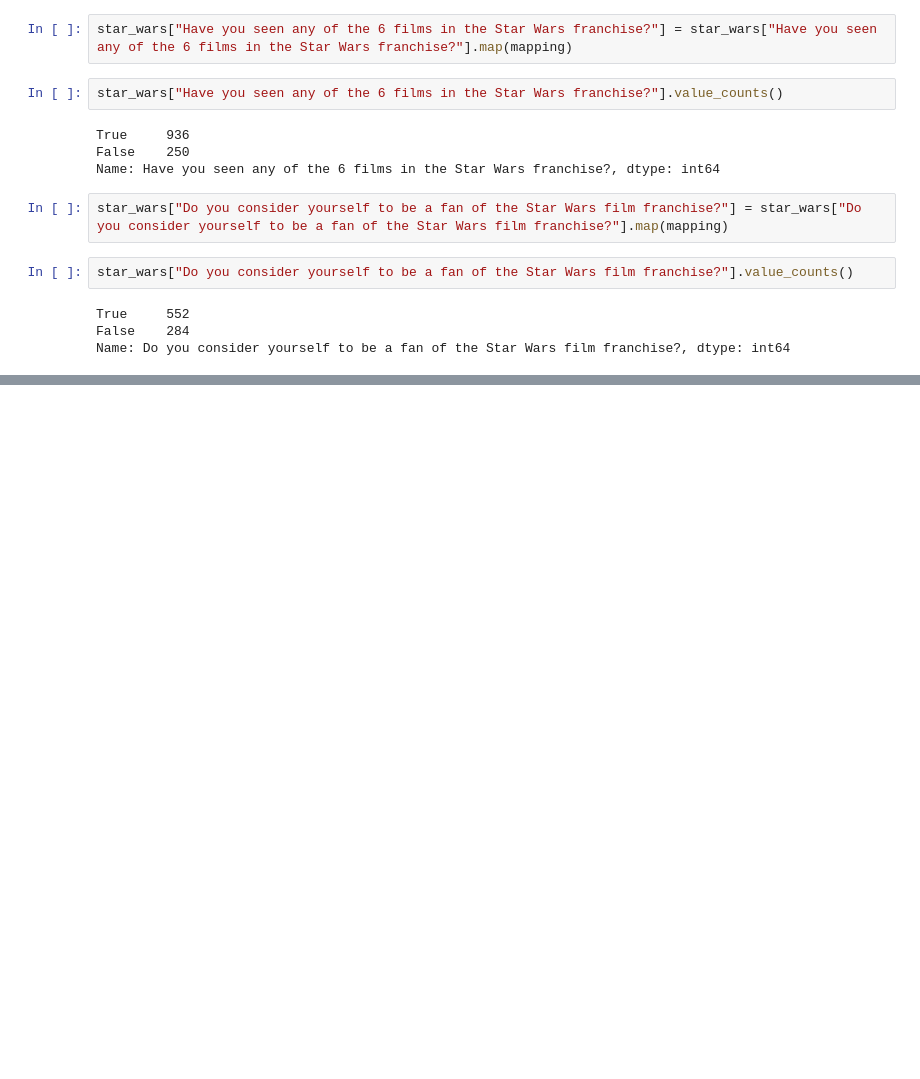
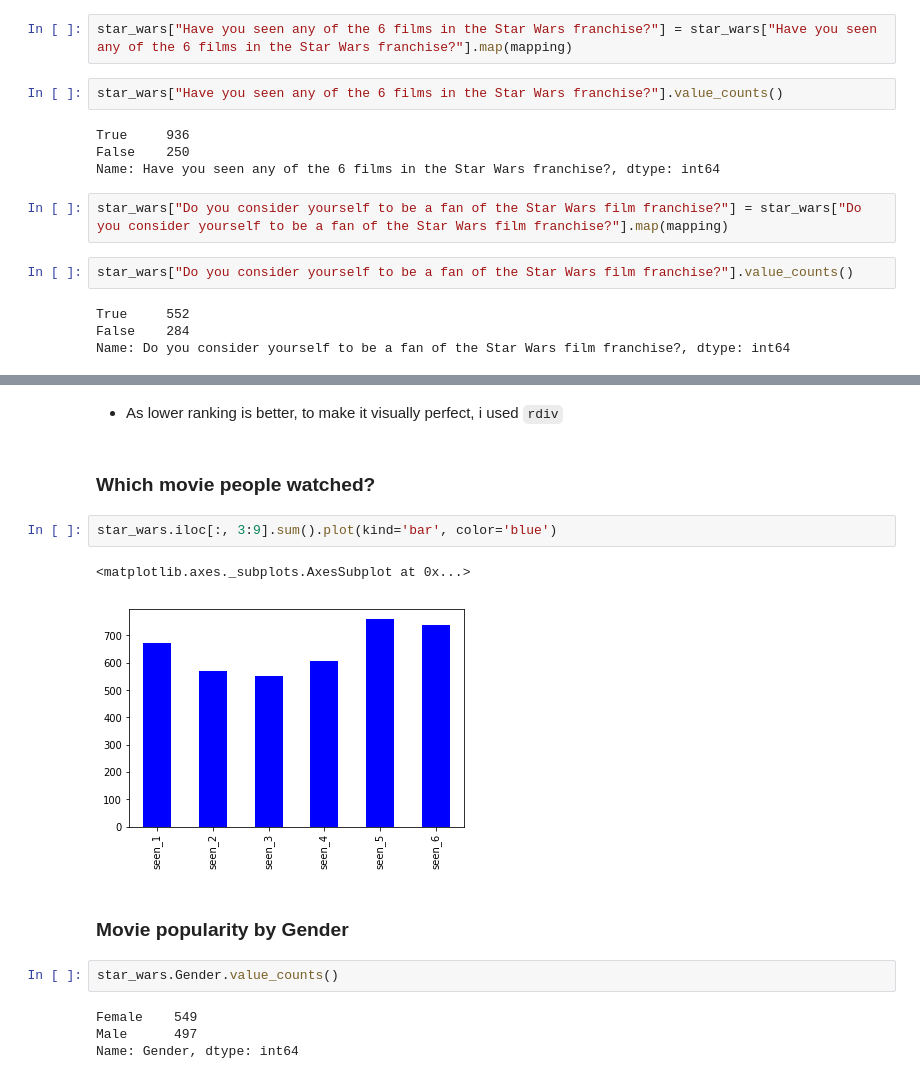
Before and after one commit to purvil/Star-Wars-survey-analysis, a Jupyter notebook: Star Wars Survey Analysis.ipynb, the cells around one changed output, grey strips where cells are left out. Cells and saved outputs as stored; diff of their text form; blank space fills up the shorter version.

```diff
--- a/Star Wars Survey Analysis.ipynb
+++ b/Star Wars Survey Analysis.ipynb
@@ -102,0 +178,17 @@ Name: Do you consider yourself to be a fan of the Star Wars film franchise?, dty
+# %% [markdown]
+* As lower ranking is better, to make it visually perfect, i used `rdiv`
+# %% [markdown]
+### Which movie people watched?
+# %%
+star_wars.iloc[:, 3:9].sum().plot(kind='bar', color='blue')
+# %% [output]
+<matplotlib.axes._subplots.AxesSubplot at 0x...>
+[figure, added]
+# %% [markdown]
+### Movie popularity by Gender
+# %%
+star_wars.Gender.value_counts()
+# %% [output]
+Female    549
+Male      497
+Name: Gender, dtype: int64
```
Also changed, not shown: parts of 17 cells of this notebook.
